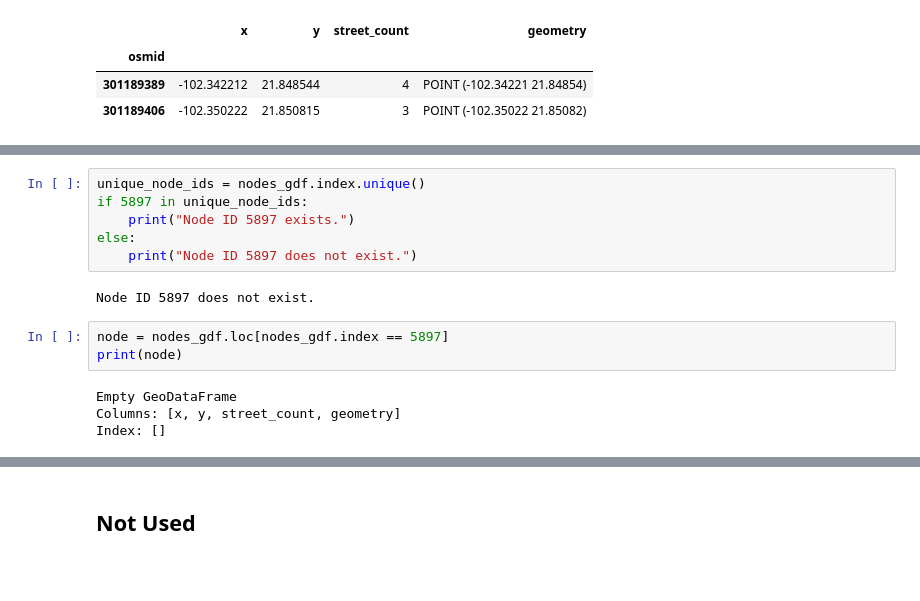
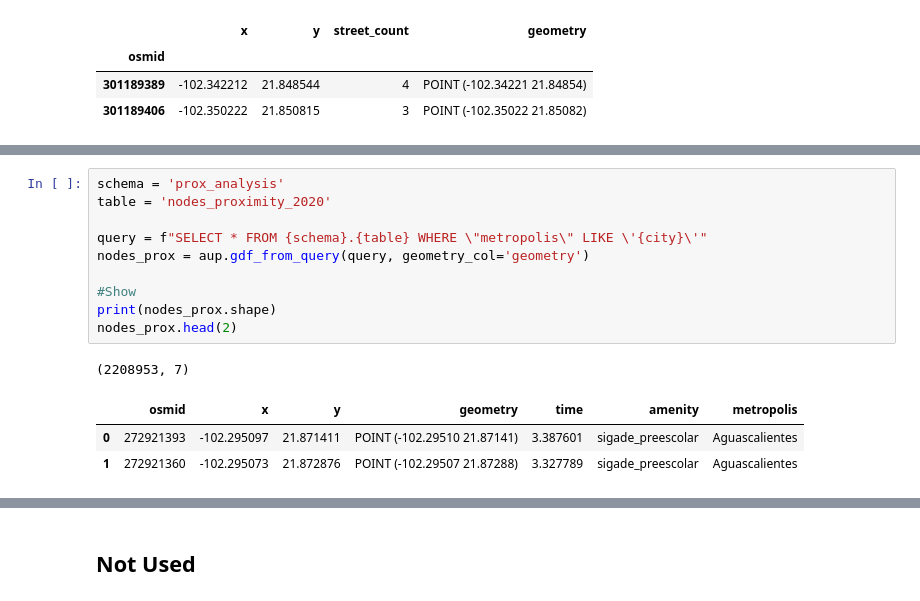
Before and after one commit to Observatorio-Ciudades/accesibilidad-urbana, a Jupyter notebook: notebooks/proximity_analysis_latam/prox_loading_osmnx 3 [Script 02_distance_amenities].ipynb, the cells around one changed output, grey strips where cells are left out. Drawn from its saved outputs; the diff is of its cells as text; blank space fills up the shorter version.

```diff
--- a/notebooks/proximity_analysis_latam/prox_loading_osmnx 3 [Script 02_distance_amenities].ipynb
+++ b/notebooks/proximity_analysis_latam/prox_loading_osmnx 3 [Script 02_distance_amenities].ipynb
@@ -613,15 +493,15 @@ source_process
-# %%
-unique_node_ids = nodes_gdf.index.unique()
-if 5897 in unique_node_ids:
-    print("Node ID 5897 exists.")
-else:
-    print("Node ID 5897 does not exist.")
-# %% [output]
-Node ID 5897 does not exist.
-# %%
-node = nodes_gdf.loc[nodes_gdf.index == 5897]
-print(node)
-# %% [output]
-Empty GeoDataFrame
-Columns: [x, y, street_count, geometry]
-Index: []
+# %%
+schema = 'prox_analysis'
+table = 'nodes_proximity_2020'
+
+query = f"SELECT * FROM {schema}.{table} WHERE \"metropolis\" LIKE \'{city}\'"
+nodes_prox = aup.gdf_from_query(query, geometry_col='geometry')
+
+#Show
+print(nodes_prox.shape)
+nodes_prox.head(2)
+# %% [output]
+(2208953, 7)
+|  | osmid | x | y | geometry | time | amenity | metropolis |
+| 0 | 272921393 | -102.295097 | 21.871411 | POINT (-102.29510 21.87141) | 3.387601 | sigade_preescolar | Aguascalientes |
+| 1 | 272921360 | -102.295073 | 21.872876 | POINT (-102.29507 21.87288) | 3.327789 | sigade_preescolar | Aguascalientes |
```
Also changed, not shown: parts of 28 cells of this notebook, 1 other file.
